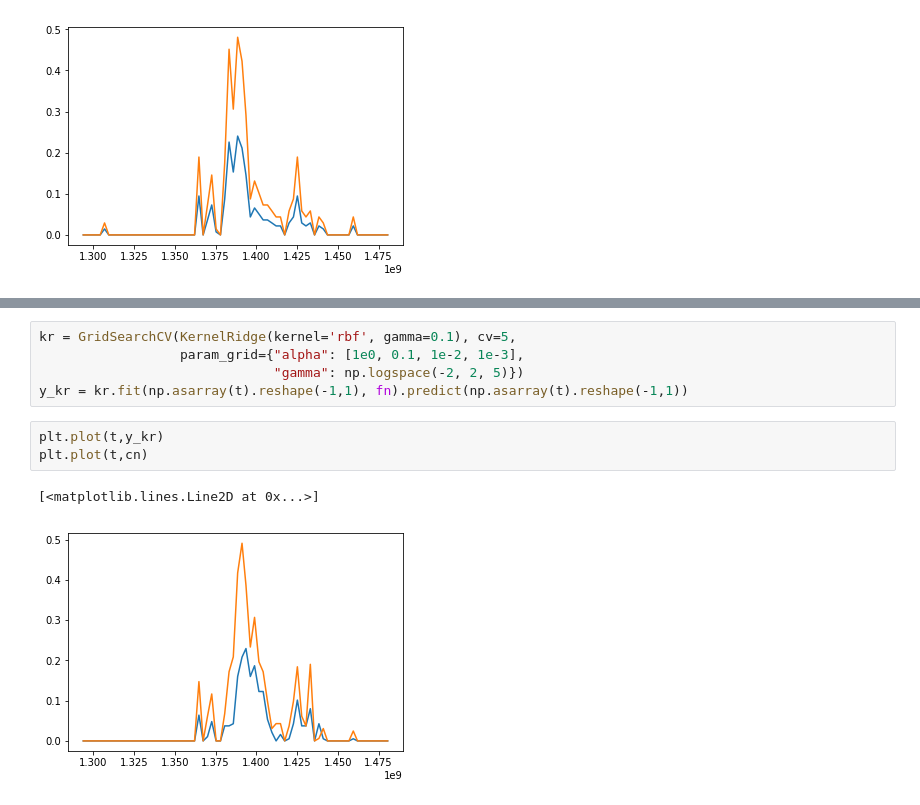
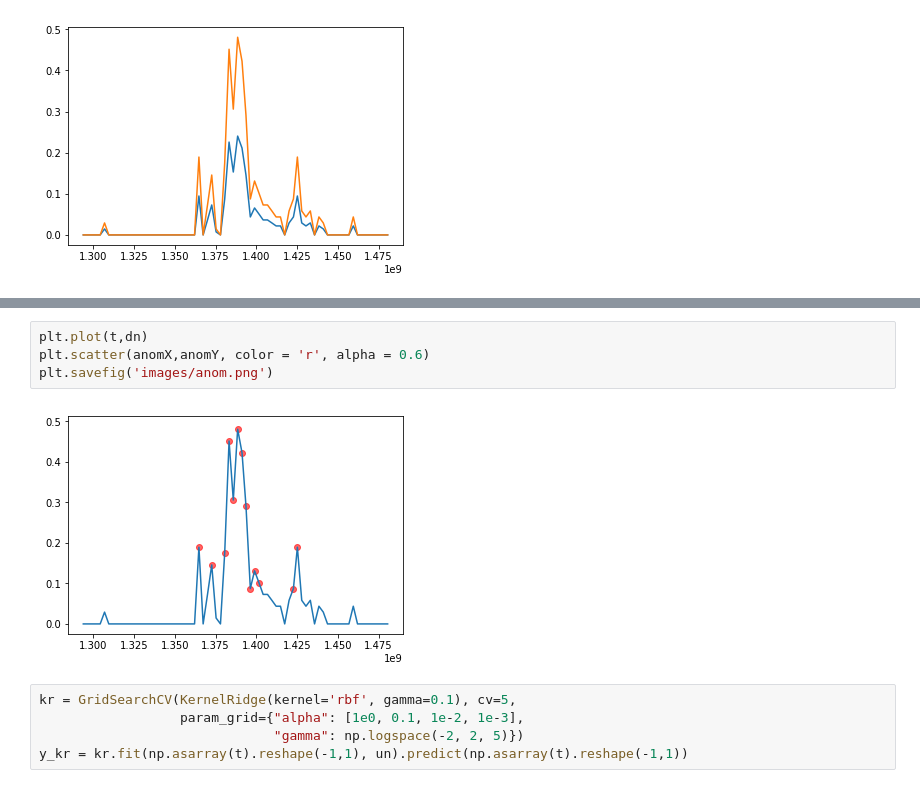
Before and after one commit to CornellDataScience/Yelp, a Jupyter notebook: salt-baes/Kenta/Dynamic_Time_Warping.ipynb, the cells around one changed output, grey strips where cells are left out. Drawn from its saved outputs; the diff is of its cells as text.

```diff
--- a/salt-baes/Kenta/Dynamic_Time_Warping.ipynb
+++ b/salt-baes/Kenta/Dynamic_Time_Warping.ipynb
@@ -482,12 +549,12 @@ plt.plot(t,dn)
+# %%
+plt.plot(t,dn)
+plt.scatter(anomX,anomY, color = 'r', alpha = 0.6)
+plt.savefig('images/anom.png')
+# %% [output]
+[figure, added]
 # %%
 kr = GridSearchCV(KernelRidge(kernel='rbf', gamma=0.1), cv=5,
                   param_grid={"alpha": [1e0, 0.1, 1e-2, 1e-3],
                               "gamma": np.logspace(-2, 2, 5)})
-y_kr = kr.fit(np.asarray(t).reshape(-1,1), fn).predict(np.asarray(t).reshape(-1,1))
+y_kr = kr.fit(np.asarray(t).reshape(-1,1), un).predict(np.asarray(t).reshape(-1,1))
-# %%
-plt.plot(t,y_kr)
-plt.plot(t,cn)
-# %% [output]
-[<matplotlib.lines.Line2D at 0x...>]
-[figure, removed]
 # %%
```
Also changed, not shown: parts of 51 cells of this notebook, 4 other files.
